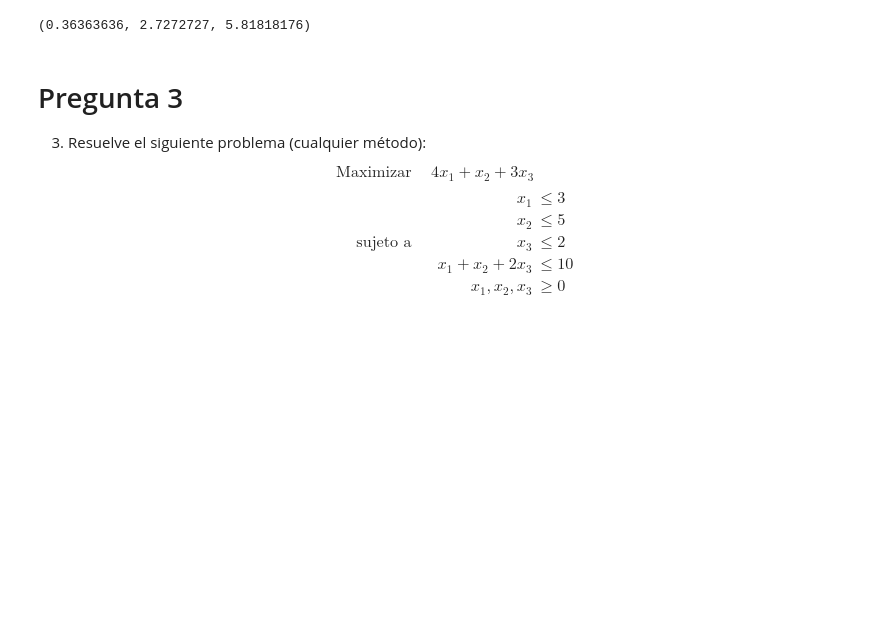
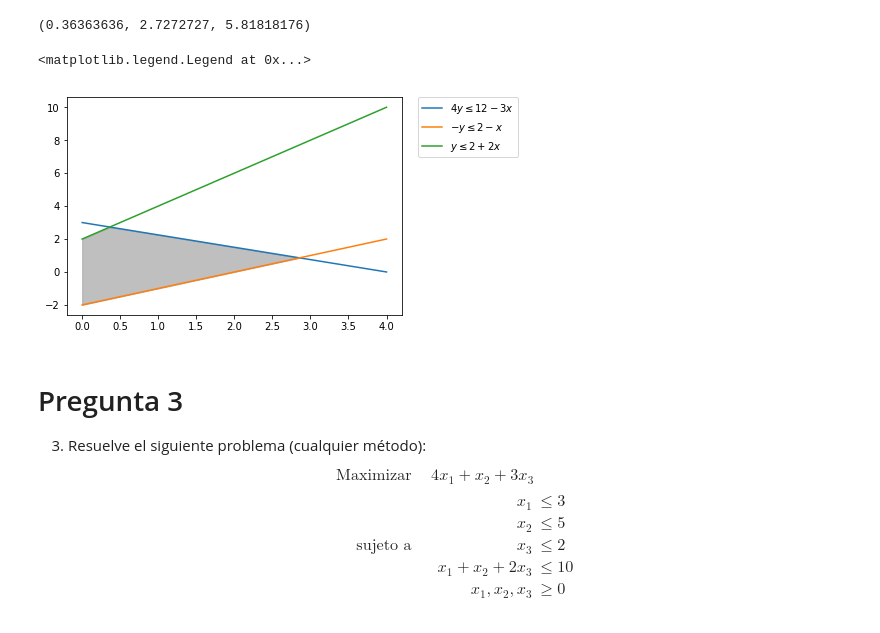
Before and after one commit to SnowDife/Progremacion_Lineal, a Jupyter notebook: Examen 1 Programacion Lineal .ipynb, the cells around one changed output. Cells and saved outputs as stored; diff of their text form; code cells hidden in the pictures; blank space fills up the shorter version.

```diff
--- a/Examen 1 Programacion Lineal .ipynb
+++ b/Examen 1 Programacion Lineal .ipynb
@@ -98,6 +101,34 @@ status = prob.solve()
 value(x), value(y), value(prob.objective)
 # %% [output]
 (0.36363636, 2.7272727, 5.81818176)
+# %%
+import numpy as np
+import matplotlib.pyplot as plt
+%matplotlib inline
+
+# Construct lines
+# x > 0
+x = np.linspace(0, 4, 50)
+# 4y <= 12 - 3x
+y1 = (12-3*x)/4.0
+# -y <= 2 - x
+y2 = (2-x)/-1.0
+# y <= 2 + 2x
+y3 = 2 + 2*x
+
+# Make plot
+plt.plot(x, y1, label=r'$4y\leq 12-3x$')
+plt.plot(x, y2, label=r'$-y\leq 2-x$')
+plt.plot(x, y3, label=r'$y\leq 2+2x$')
+
+# Fill feasible region
+y4 = np.minimum(y1, y3)
+y5 = np.minimum(y2, y3)
+plt.fill_between(x, y4, y5, where=y4>y5, color='grey', alpha=0.5)
+plt.legend(bbox_to_anchor=(1.05, 1), loc=2, borderaxespad=0.)
+# %% [output]
+<matplotlib.legend.Legend at 0x...>
+[figure, added]
 # %% [markdown]
 # Pregunta 3
 
```
Also changed, not shown: parts of 4 cells of this notebook.
